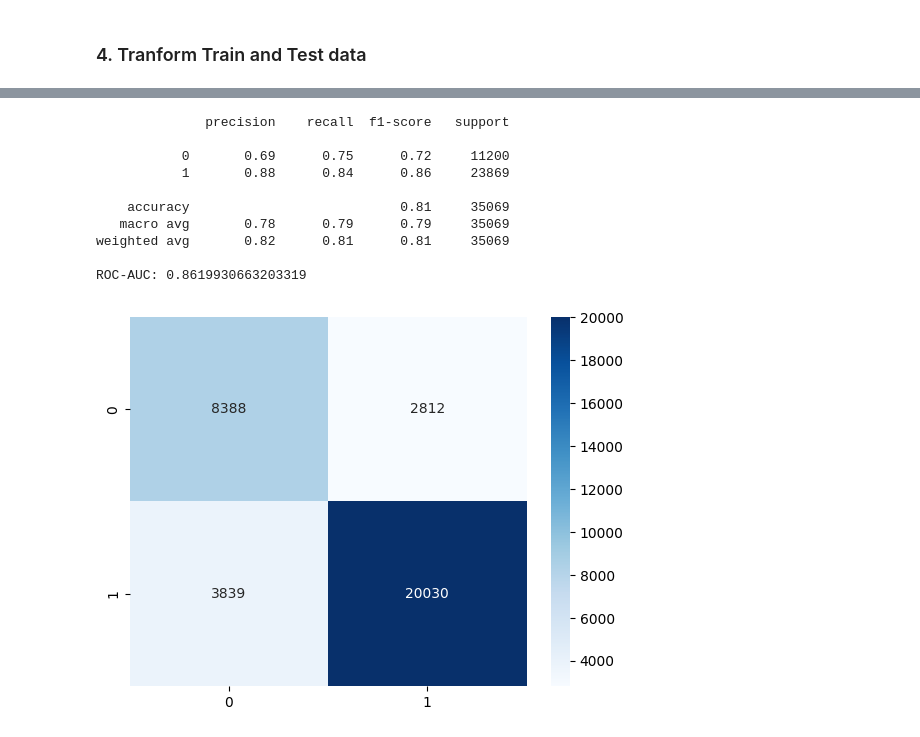
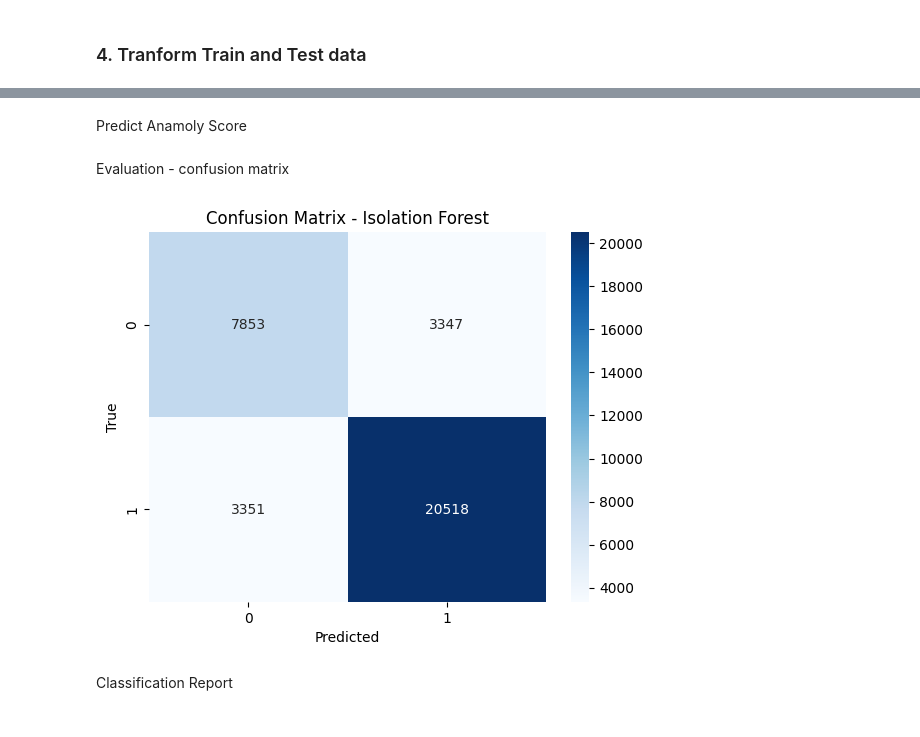
Before and after one commit to priya-vijayakumar1304/Anomaly-Detection-in-Cybersecurity-Network-Logs, a Jupyter notebook: notebook/enhanced_model.ipynb, the cells around one changed output, grey strips where cells are left out. Cells and saved outputs as stored; diff of their text form; code cells hidden in the pictures.

Commit message:
enhanced model update

```diff
--- a/notebook/enhanced_model.ipynb
+++ b/notebook/enhanced_model.ipynb
@@ -116,23 +116,10 @@ y_test = test_df['label'].values
 # %%
-class ISOForGrid(BaseEstimator, OutlierMixin):
-    def __init__(self, n_estimators=200, max_samples='auto', max_features=1.0, contamination=0.3):
-        self.n_estimators = n_estimators
-        self.max_samples = max_samples
-        self.max_features = max_features
-        self.contamination = contamination
+iso = IsolationForest(
+    n_estimators=300,
+    max_samples=1.0,
+    contamination=0.3,
+    random_state=42,
+    n_jobs=-1
+)
 
-    def fit(self, X, y=None):
-        self.model = IsolationForest(
-            n_estimators=self.n_estimators,
-            max_samples=self.max_samples,
-            max_features=self.max_features,
-            contamination=self.contamination,
-            random_state=42,
-            n_jobs=-1
-        ).fit(X)
-        return self
-
-    def predict(self, X):
-        pred = self.model.predict(X)
-        pred_binary = [1 if p == -1 else 0 for p in pred]
-        return pred_binary
+iso.fit(X_train)
@@ -206,27 +129,19 @@ IsolationForest(contamination=0.25, max_features=0.6, max_samples=0.7,
+# %% [markdown]
+Predict Anamoly Score
 # %%
 #predictions with final model
-scores_final = final_iso.decision_function(X_test)
-preds_final  = final_iso.predict(X_test)
-preds_binary = [1 if p == -1 else 0 for p in preds_final]
+scores = iso.decision_function(X_test)                # higher = normal
+preds = iso.predict(X_test)                           # 1 = normal, -1 = anomaly
+preds_binary = [1 if p == -1 else 0 for p in preds]   # convert to 1 = anomaly
-# %%
-#evaluation of final model
-
-print(classification_report(y_test, preds_binary))
-
-print("ROC-AUC:", roc_auc_score(y_test, -scores_final))
-
-cm_final = confusion_matrix(y_test, preds_binary)
-sns.heatmap(cm_final, annot=True, fmt='d', cmap='Blues')
-plt.show()
-# %% [output]
-              precision    recall  f1-score   support
-
-           0       0.69      0.75      0.72     11200
-           1       0.88      0.84      0.86     23869
-
-    accuracy                           0.81     35069
-   macro avg       0.78      0.79      0.79     35069
-weighted avg       0.82      0.81      0.81     35069
-
-ROC-AUC: 0.8619930663203319
-[figure, removed]
+# %% [markdown]
+Evaluation - confusion matrix
+# %%
+cm = confusion_matrix(y_test, preds_binary)
+sns.heatmap(cm, annot=True, fmt='d', cmap='Blues')
+plt.xlabel("Predicted"); plt.ylabel("True")
+plt.title("Confusion Matrix - Isolation Forest")
+plt.show()
+# %% [output]
+[figure, added]
+# %% [markdown]
+Classification Report
```
Also changed, not shown: parts of 16 cells of this notebook, 1 other file.
